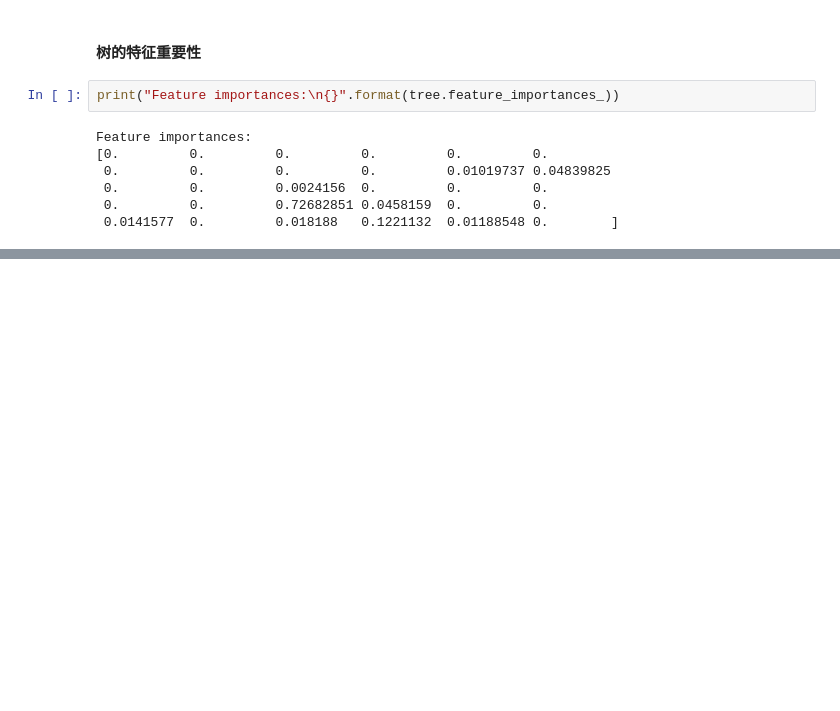
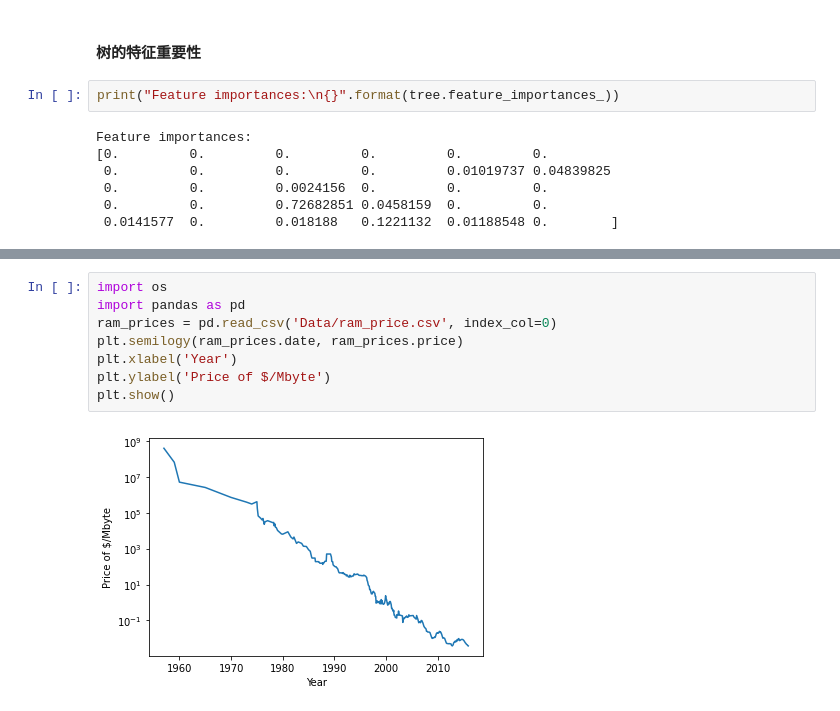
Before and after one commit to JPL-JUNO/Introduction-to-Machine-Learning-with-Python, a Jupyter notebook: Codes/Ch2.ipynb, the cells around one changed output, grey strips where cells are left out. Cells and saved outputs as stored; diff of their text form; blank space fills up the shorter version.

```diff
--- a/Codes/Ch2.ipynb
+++ b/Codes/Ch2.ipynb
@@ -721,0 +722,10 @@ plot_feature_importances_cancer(tree, cancer)
+# %%
+import os
+import pandas as pd
+ram_prices = pd.read_csv('Data/ram_price.csv', index_col=0)
+plt.semilogy(ram_prices.date, ram_prices.price)
+plt.xlabel('Year')
+plt.ylabel('Price of $/Mbyte')
+plt.show()
+# %% [output]
+[figure, added]
```
Also changed, not shown: parts of 30 cells of this notebook, 5 other files.
